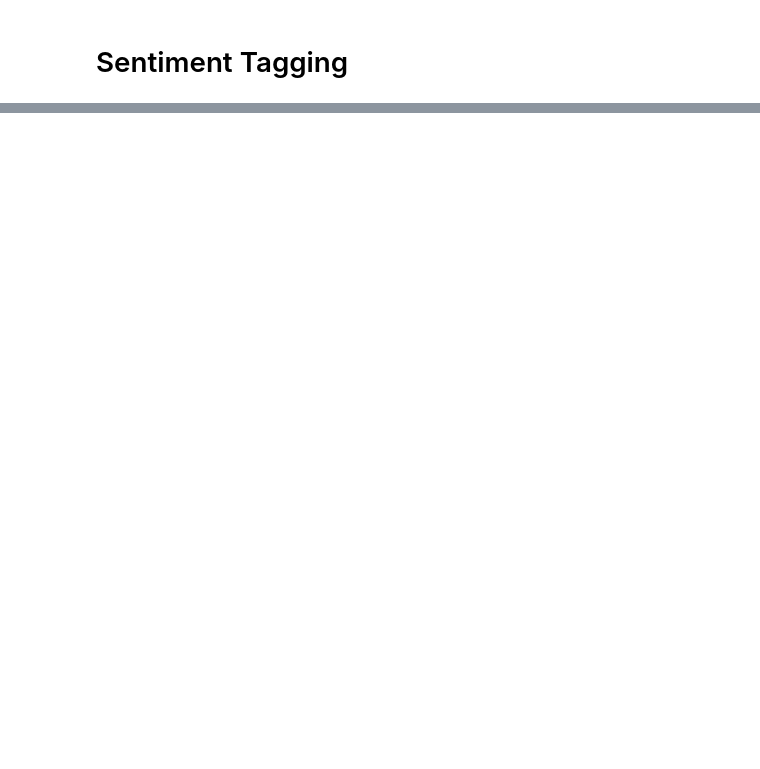
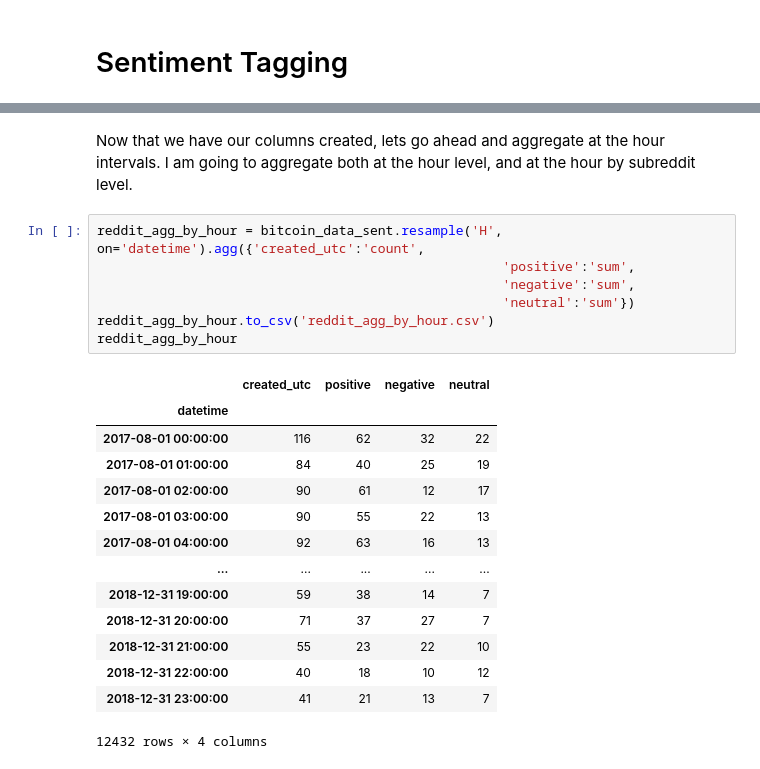
Before and after one commit to chris-messer/bitcoin-sentiment-price-analysis, a Jupyter notebook: Code/Sentiment Analysis.ipynb, the cells around one changed output, grey strips where cells are left out. Drawn from its saved outputs; the diff is of its cells as text; blank space fills up the shorter version.

```diff
--- a/Code/Sentiment Analysis.ipynb
+++ b/Code/Sentiment Analysis.ipynb
@@ -221,0 +287,24 @@ print("Sentiment of text 2:", sent_2)
+# %% [markdown]
+Now that we have our columns created, lets go ahead and aggregate at the hour intervals. I am going to aggregate both at the hour level, and at the hour by subreddit level.
+# %%
+reddit_agg_by_hour = bitcoin_data_sent.resample('H', on='datetime').agg({'created_utc':'count',
+                                                    'positive':'sum',
+                                                    'negative':'sum',
+                                                    'neutral':'sum'})
+reddit_agg_by_hour.to_csv('reddit_agg_by_hour.csv')
+reddit_agg_by_hour
+# %% [output]
+|  | created_utc | positive | negative | neutral |
+| datetime |  |  |  |  |
+| 2017-08-01 00:00:00 | 116 | 62 | 32 | 22 |
+| 2017-08-01 01:00:00 | 84 | 40 | 25 | 19 |
+| 2017-08-01 02:00:00 | 90 | 61 | 12 | 17 |
+| 2017-08-01 03:00:00 | 90 | 55 | 22 | 13 |
+| 2017-08-01 04:00:00 | 92 | 63 | 16 | 13 |
+| ... | ... | ... | ... | ... |
+| 2018-12-31 19:00:00 | 59 | 38 | 14 | 7 |
+| 2018-12-31 20:00:00 | 71 | 37 | 27 | 7 |
+| 2018-12-31 21:00:00 | 55 | 23 | 22 | 10 |
+| 2018-12-31 22:00:00 | 40 | 18 | 10 | 12 |
+| 2018-12-31 23:00:00 | 41 | 21 | 13 | 7 |
+12432 rows × 4 columns
```
Also changed, not shown: parts of 24 cells of this notebook, 2 other files.
